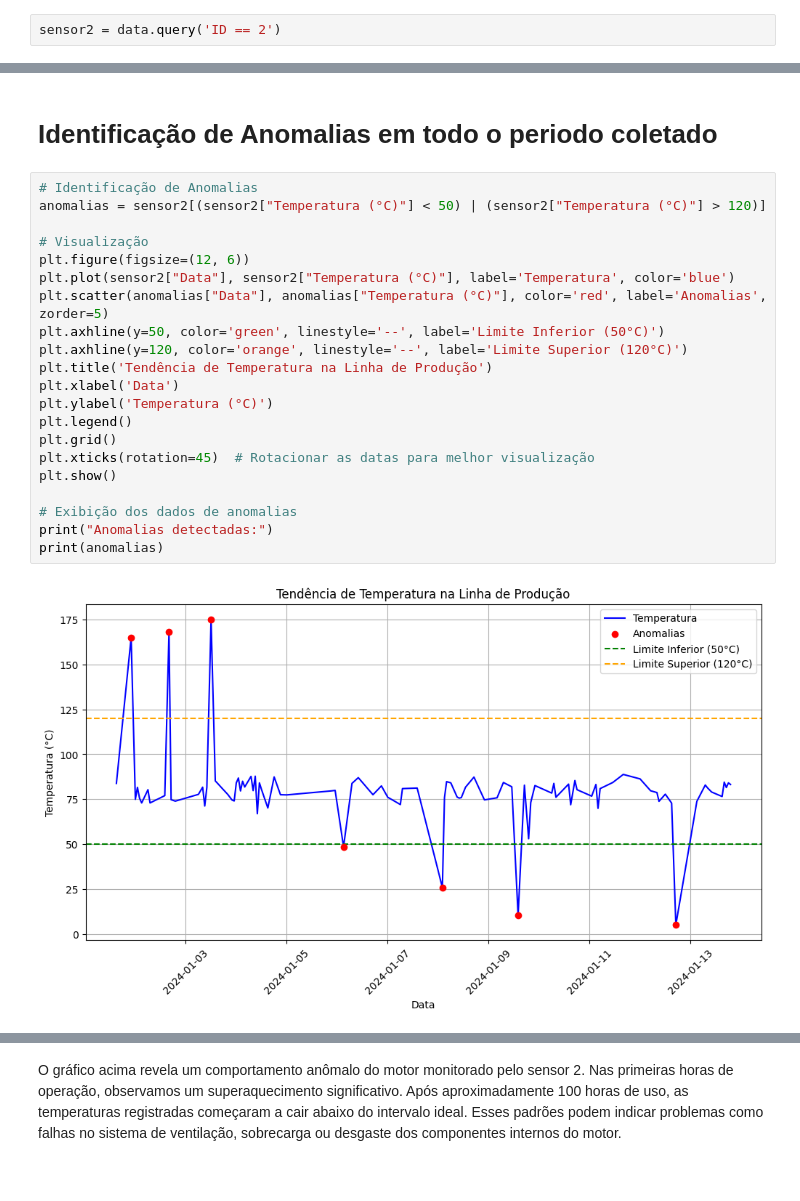
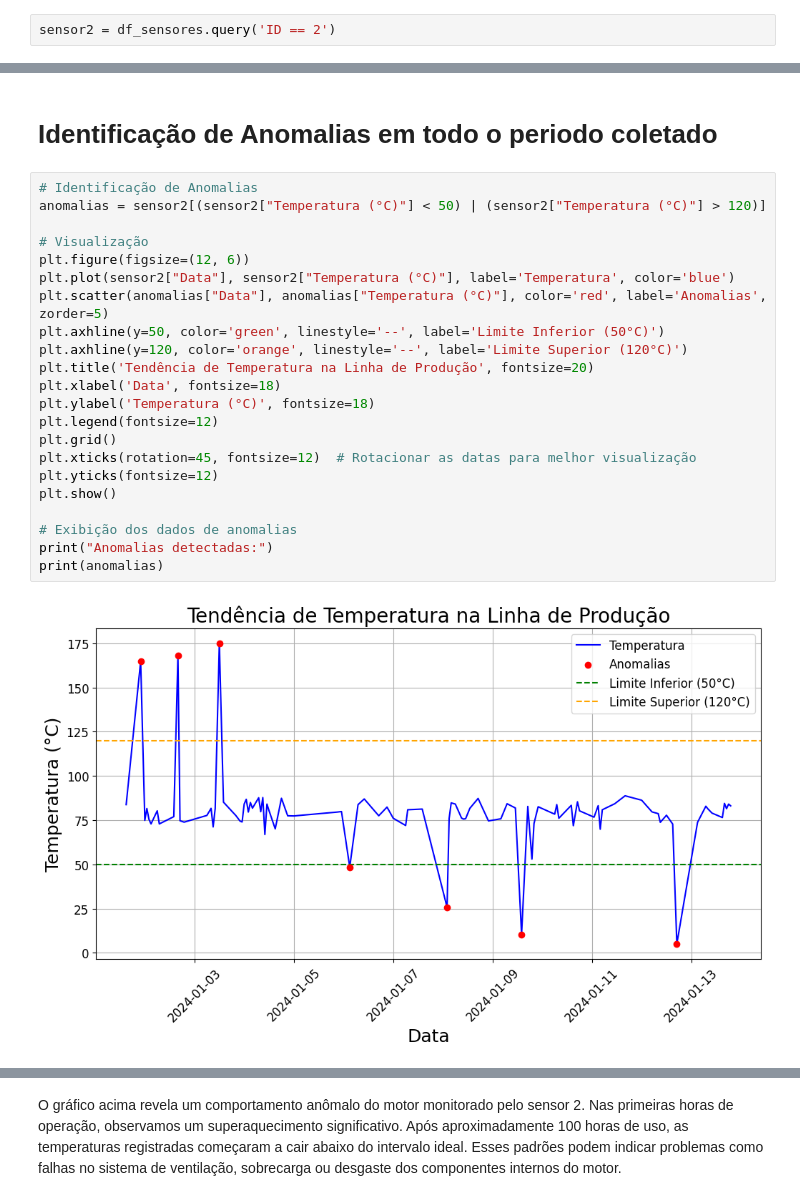
Before and after one commit to JonathanCristovao/analise-de-dados-automacao, a Jupyter notebook: analise_sensores.ipynb, the cells around one changed output, grey strips where cells are left out. Saved outputs shown, nothing was run; the diff lists cells and outputs as text.

```diff
--- a/analise_sensores.ipynb
+++ b/analise_sensores.ipynb
@@ -211,7 +216,7 @@ plt.show()
 # %% [markdown]
 # Analise para o sensor 2
 # %%
-sensor2 = data.query('ID == 2')
+sensor2 = df_sensores.query('ID == 2')
 # %%
 sensor2['Temperatura (°C)'].describe()
 # %% [output]
@@ -229,24 +234,25 @@ Name: Temperatura (°C), dtype: float64
 # %%
 # Identificação de Anomalias
 anomalias = sensor2[(sensor2["Temperatura (°C)"] < 50) | (sensor2["Temperatura (°C)"] > 120)]
 
 # Visualização
 plt.figure(figsize=(12, 6))
 plt.plot(sensor2["Data"], sensor2["Temperatura (°C)"], label='Temperatura', color='blue')
 plt.scatter(anomalias["Data"], anomalias["Temperatura (°C)"], color='red', label='Anomalias', zorder=5)
 plt.axhline(y=50, color='green', linestyle='--', label='Limite Inferior (50°C)')
 plt.axhline(y=120, color='orange', linestyle='--', label='Limite Superior (120°C)')
-plt.title('Tendência de Temperatura na Linha de Produção')
-plt.xlabel('Data')
-plt.ylabel('Temperatura (°C)')
-plt.legend()
+plt.title('Tendência de Temperatura na Linha de Produção', fontsize=20)
+plt.xlabel('Data', fontsize=18)
+plt.ylabel('Temperatura (°C)', fontsize=18)
+plt.legend(fontsize=12)
 plt.grid()
-plt.xticks(rotation=45)  # Rotacionar as datas para melhor visualização
+plt.xticks(rotation=45, fontsize=12)  # Rotacionar as datas para melhor visualização
+plt.yticks(fontsize=12)
 plt.show()
 
 # Exibição dos dados de anomalias
 print("Anomalias detectadas:")
 print(anomalias)
 # %% [output]
-[figure, old version]
+[figure, new version]
 Anomalias detectadas:
```
Also changed, not shown: parts of 7 cells of this notebook.
